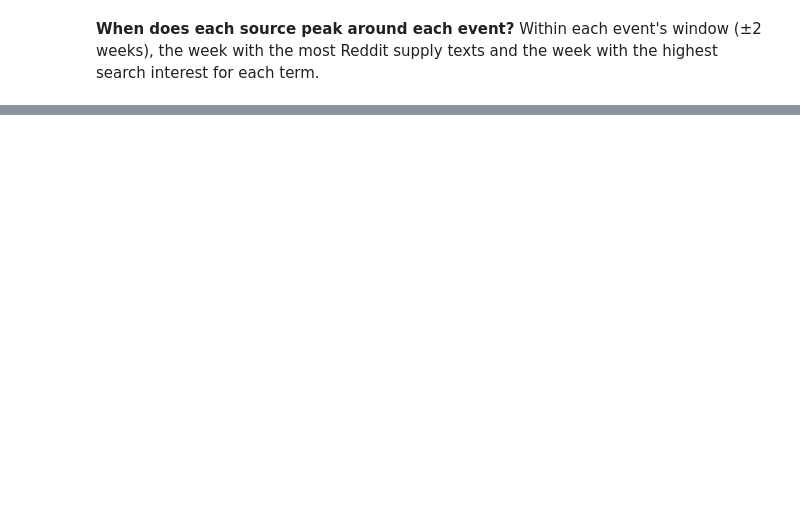
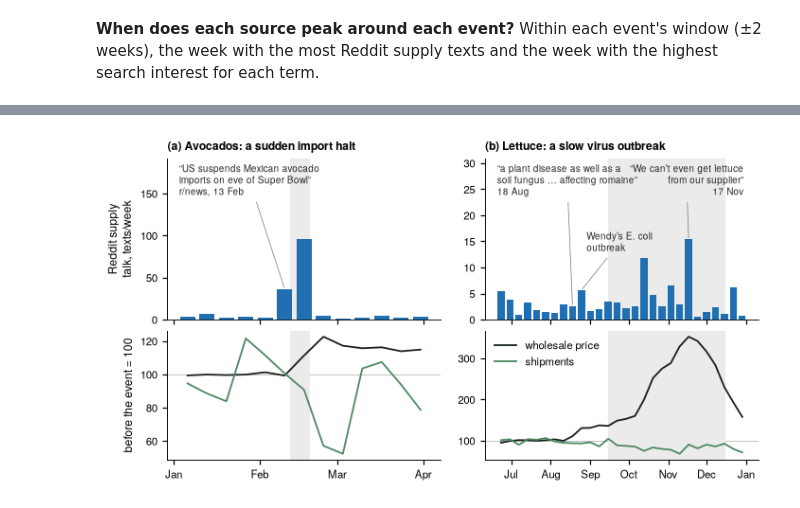
Before and after one commit to joy91269/CultivateIQYummy, a Jupyter notebook: notebooks/task2_signals_and_prices.ipynb, the cells around one changed output, grey strips where cells are left out. Saved outputs shown, nothing was run; the diff lists cells and outputs as text; code cells hidden in the pictures; blank space fills up the shorter version.

```diff
--- a/notebooks/task2_signals_and_prices.ipynb
+++ b/notebooks/task2_signals_and_prices.ipynb
@@ -1103,0 +1113,46 @@ fig.tight_layout(rect=(0, 0, 1, 0.93)); fig.savefig(FIG / "google_trends.png", d
+# %%
+STORIES = [  # product, title, weeks shown, end of the baseline, events shaded, quotes (date, text, text position)
+    dict(product="avocado", title="(a) Avocados: a sudden import halt", start="2022-01-03", end="2022-03-28",
+         base_end="2022-02-07", events=["E1"],
+         quotes=[("2022-02-13", "“US suspends Mexican avocado\nimports on eve of Super Bowl”\nr/news, 13 Feb",
+                  ("2022-01-03", 0.97, "left"))]),
+    dict(product="lettuce", title="(b) Lettuce: a slow virus outbreak", start="2022-06-20", end="2022-12-26",
+         base_end="2022-08-15", events=["E2"],
+         quotes=[("2022-08-18", "“a plant disease as well as a\nsoil fungus … affecting romaine”\n18 Aug",
+                  ("2022-06-20", 0.97, "left")),
+                 ("2022-08-23", "Wendy’s E. coli\noutbreak", ("2022-08-29", 0.55, "left")),
+                 ("2022-11-17", "“We can’t even get lettuce\nfrom our supplier”\n17 Nov", ("2022-12-30", 0.97, "right"))]),
+]
+
+fig, axes = plt.subplots(2, 2, figsize=(6.5, 3.5), sharex="col", gridspec_kw={"height_ratios": [1.25, 1]})
+mid = pd.Timedelta(days=3)   # draw each week at its middle
+for c, st in enumerate(STORIES):
+    prod, lo, hi = st["product"], pd.Timestamp(st["start"]), pd.Timestamp(st["end"])
+    base_end = pd.Timestamp(st["base_end"])
+    r = sig[(sig["product"] == prod) & sig["week_start"].between(lo, hi)].set_index("week_start")["n_supply"]
+    p = nat[(nat["product"] == prod) & nat["week_start"].between(lo, hi)].set_index("week_start")["index"]
+    q = ship[(ship["product"] == prod) & ship["week_start"].between(lo, hi)].set_index("week_start")["total_lb"]
+    p, q = 100 * p / p[p.index < base_end].mean(), 100 * q / q[q.index < base_end].mean()
+    at, ab = axes[0, c], axes[1, c]
+    at.bar(r.index + mid, r, width=5.5, color=COLORS["supply"], lw=0)
+    ab.plot(p.index + mid, p, color="#18211d", lw=1.2, label="wholesale price")
+    ab.plot(q.index + mid, q, color="#4f8a64", lw=1.2, label="shipments")
+    ab.axhline(100, color="0.7", lw=0.5, zorder=0)
+    for e in events_ref[events_ref["event_id"].isin(st["events"])].itertuples():
+        for ax in (at, ab):
+            ax.axvspan(e.start_date, e.end_date + pd.Timedelta(days=1), color="0.92", lw=0, zorder=0)
+    at.set_title(st["title"], loc="left", fontweight="bold")
+    at.set_ylim(0, r.max() * 2.0)
+    for d, text, (x, y, ha) in st["quotes"]:
+        w = wk(d)
+        at.annotate(text, xy=(w + mid, r.get(w, 0)), xytext=(pd.Timestamp(x), y * at.get_ylim()[1]), fontsize=6.5,
+                    va="top", ha=ha, color="0.15",
+                    arrowprops=dict(arrowstyle="-", color="0.5", lw=0.5, shrinkA=1, shrinkB=1))
+    ab.xaxis.set_major_locator(mdates.MonthLocator())
+    ab.xaxis.set_major_formatter(mdates.DateFormatter("%b"))
+axes[0, 0].set_ylabel("Reddit supply\ntalk, texts/week")
+axes[1, 0].set_ylabel("before the event = 100")
+axes[1, 1].legend(frameon=False, loc="upper left")
+fig.tight_layout(h_pad=0.4, w_pad=1.5); fig.savefig(FIG / "two_supply_shocks.png", dpi=300); plt.show()
+# %% [output]
+[figure, added]
```
Also changed, not shown: parts of 8 cells of this notebook, 4 other files.
